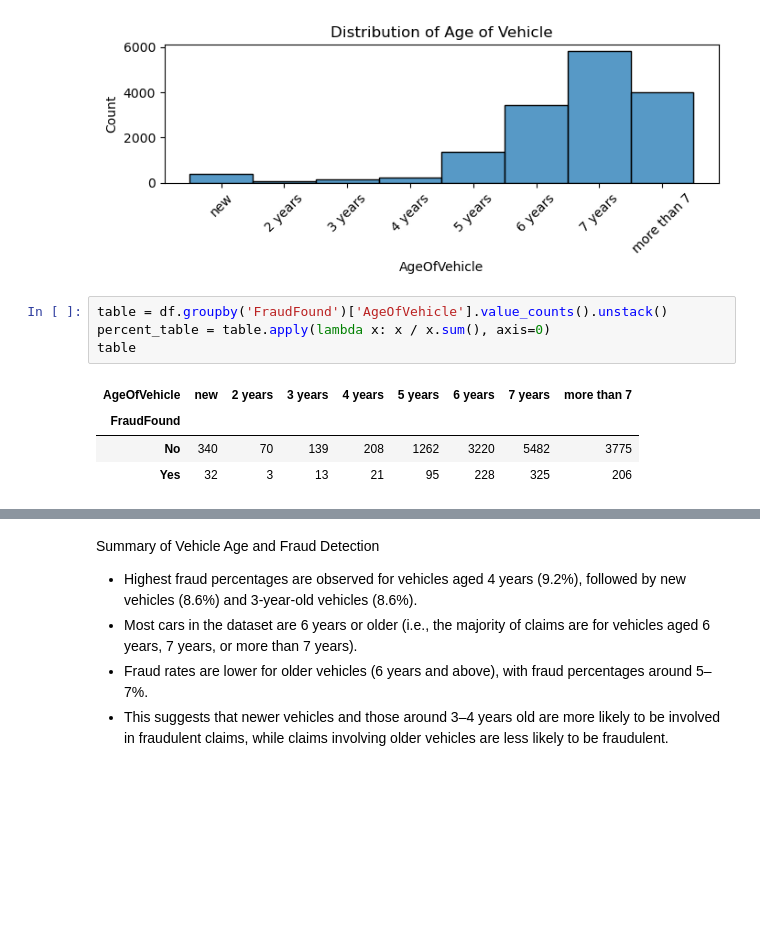
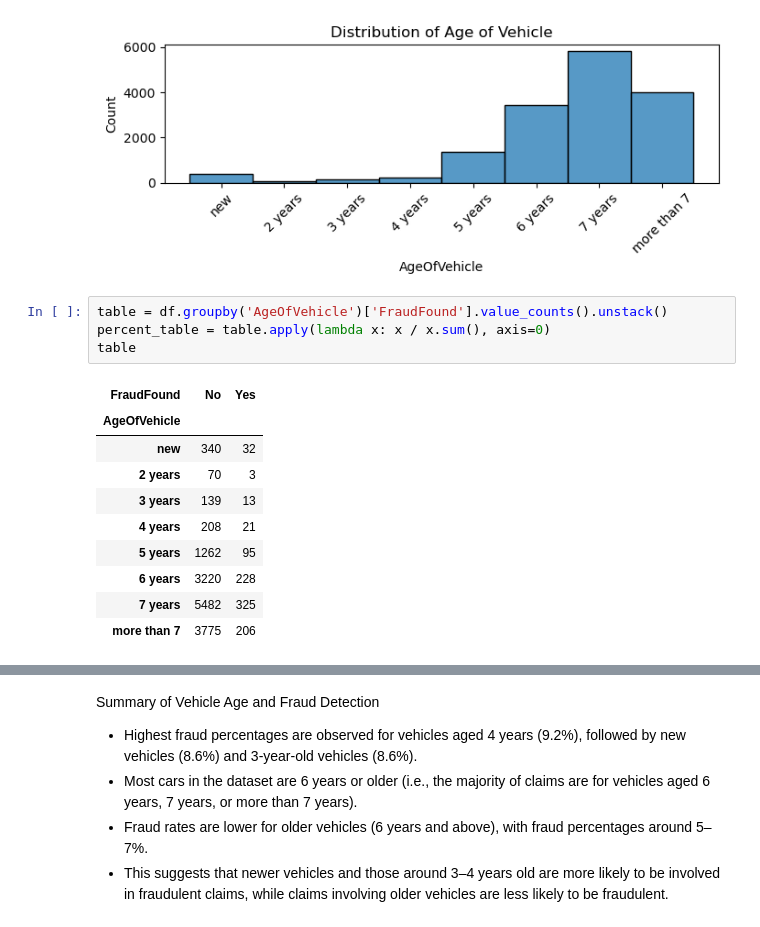
Before and after one commit to fatinshariff/auto-insurance-fraud-detection, a Jupyter notebook: 01_data_exploration.ipynb, the cells around one changed output, grey strips where cells are left out. Drawn from its saved outputs; the diff is of its cells as text; blank space fills up the shorter version.

```diff
--- a/01_data_exploration.ipynb
+++ b/01_data_exploration.ipynb
@@ -304,14 +310,20 @@ plt.show()
 # %% [output]
 [figure]
 # %%
-table = df.groupby('FraudFound')['AgeOfVehicle'].value_counts().unstack()
+table = df.groupby('AgeOfVehicle')['FraudFound'].value_counts().unstack()
 percent_table = table.apply(lambda x: x / x.sum(), axis=0)
 table
 # %% [output]
-| AgeOfVehicle | new | 2 years | 3 years | 4 years | 5 years | 6 years | 7 years | more than 7 |
-| FraudFound |  |  |  |  |  |  |  |  |
-| No | 340 | 70 | 139 | 208 | 1262 | 3220 | 5482 | 3775 |
-| Yes | 32 | 3 | 13 | 21 | 95 | 228 | 325 | 206 |
+| FraudFound | No | Yes |
+| AgeOfVehicle |  |  |
+| new | 340 | 32 |
+| 2 years | 70 | 3 |
+| 3 years | 139 | 13 |
+| 4 years | 208 | 21 |
+| 5 years | 1262 | 95 |
+| 6 years | 3220 | 228 |
+| 7 years | 5482 | 325 |
+| more than 7 | 3775 | 206 |
 # %%
 percent_table
 # %% [output]
```
Also changed, not shown: parts of 9 cells of this notebook, 1 other file.
